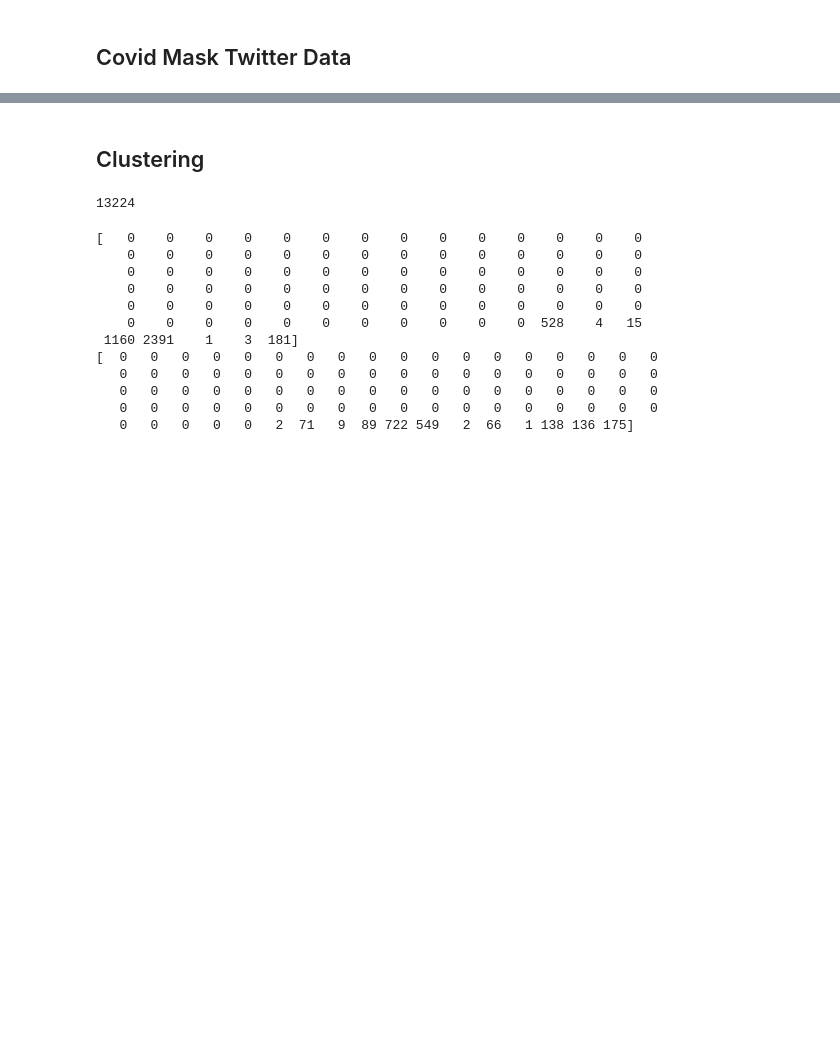
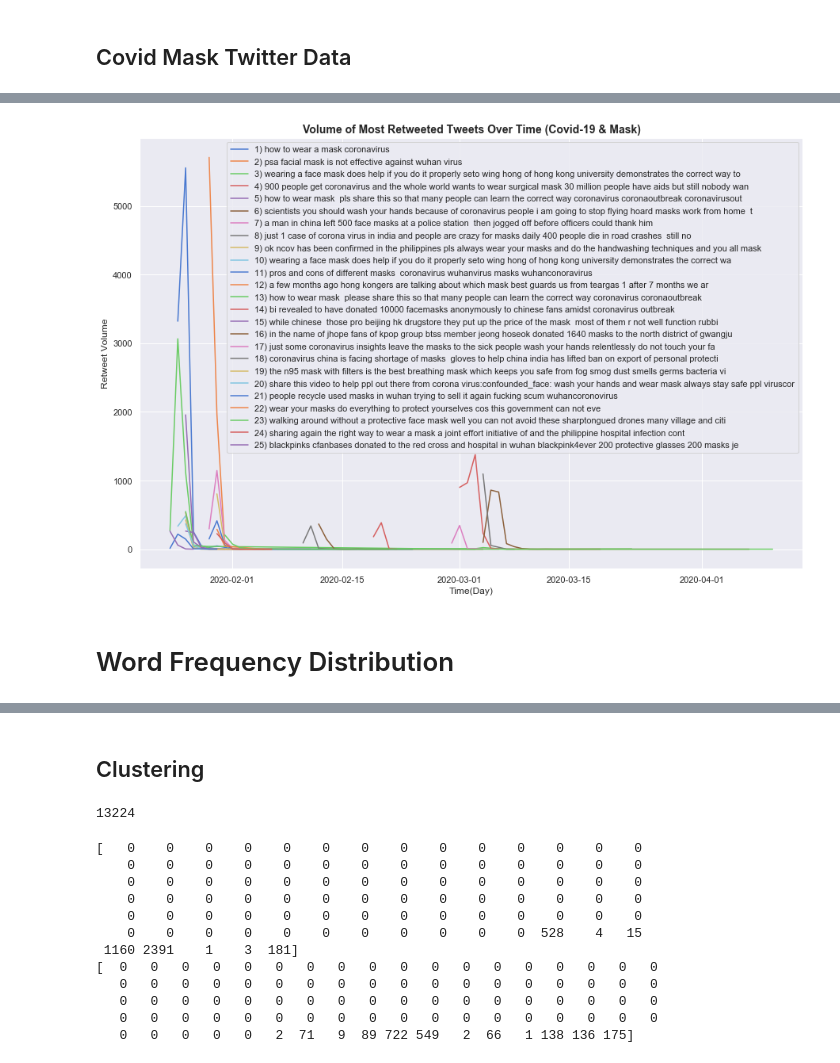
Before and after one commit to Jae-Ro/covid-19, a Jupyter notebook: Twitter Sentiment Data.ipynb, the cells around one changed output, grey strips where cells are left out. Cells and saved outputs as stored; diff of their text form; code cells hidden in the pictures; blank space fills up the shorter version.

```diff
--- a/Twitter Sentiment Data.ipynb
+++ b/Twitter Sentiment Data.ipynb
@@ -293,0 +362,24 @@ df_masks.shape
+# %%
+sns.set()
+sns.set_palette('muted')
+columns = list(df_tweet_freq['tweet'])
+legend_labels = []
+plt.figure(figsize=(15, 10))
+for i in range(len(columns)):
+    tweet = columns[i]
+    label = str(i+1) + ")" + " " + tweet[:-1]
+    legend_labels.append(label)
+    df_sub = df_masks.loc[df_masks['cleaned_text'].eq(tweet)]
+    df_date = pd.DataFrame(pd.to_datetime(df_sub['created_at']).dt.floor('d').value_counts().rename_axis('created_at').reset_index(name='count')).set_index('created_at')
+    df_date = df_date.sort_index()
+    plt.plot(df_date)
+
+plt.title('Volume of Most Retweeted Tweets Over Time (Covid-19 & Mask)', fontsize=14, fontweight="bold")
+plt.xlabel('Time(Day)')
+plt.ylabel('Retweet Volume')
+plt.legend(legend_labels)
+plt.savefig('tweet_freq_graph.png', dpi=300)
+# %% [output]
+[figure, added]
+# %% [markdown]
+# Word Frequency Distribution
```
Also changed, not shown: parts of 21 cells of this notebook, 4 other files.
